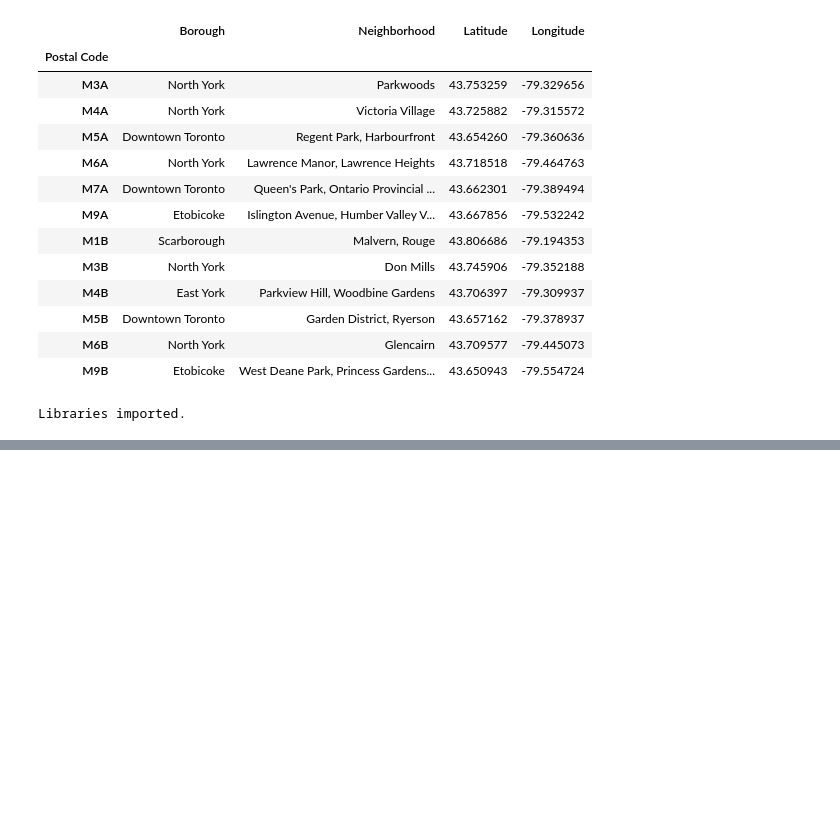
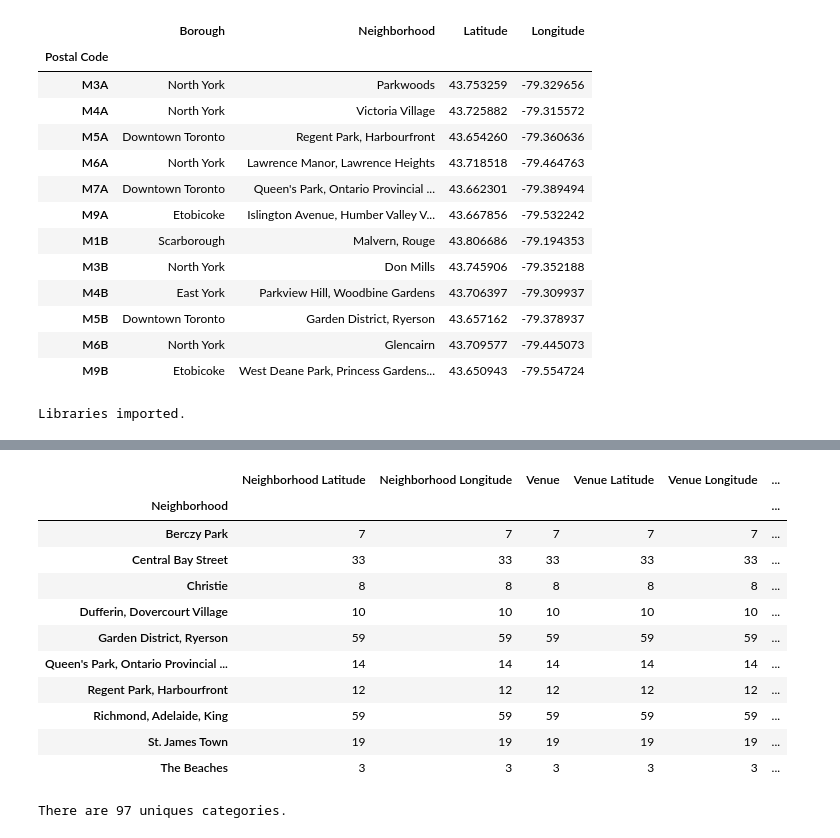
Before and after one commit to nishitcs94/Coursera_Capstone, a Jupyter notebook: capstone_week2_3.ipynb, the cells around one changed output, grey strips where cells are left out. Cells and saved outputs as stored; diff of their text form; code cells hidden in the pictures; blank space fills up the shorter version.

```diff
--- a/capstone_week2_3.ipynb
+++ b/capstone_week2_3.ipynb
@@ -156,4 +156,4 @@ print('Libraries imported.')
 Libraries imported.
 # %%
 toronto_df = canada_df[canada_df['Borough'].str.contains('Toronto')]
-toronto_df.head()
+toronto_df=toronto_df.head(10)
@@ -187,0 +211,27 @@ map_toronto
+# %%
+def get_category_type(row):
+    try:
+        categories_list = row['categories']
+    except:
+        categories_list = row['venue.categories']
+
+    if len(categories_list) == 0:
+        return None
+    else:
+        return categories_list[0]['name']
+
+venues = neighborhood_json['response']['groups'][0]['items']
+
+nearby_venues = json_normalize(venues) # flatten JSON
+
+# filter columns
+filtered_columns = ['venue.name', 'venue.categories', 'venue.location.lat', 'venue.location.lng']
+nearby_venues =nearby_venues.loc[:, filtered_columns]
+
+# filter the category for each row
+nearby_venues['venue.categories'] = nearby_venues.apply(get_category_type, axis=1)
+
+# clean columns
+nearby_venues.columns = [col.split(".")[-1] for col in nearby_venues.columns]
+
+nearby_venues.head()
@@ -187,0 +312,19 @@ map_toronto
+# %%
+toronto_venues_df.groupby('Neighborhood').count()
+# %% [output]
+|  | Neighborhood Latitude | Neighborhood Longitude | Venue | Venue Latitude | Venue Longitude | ... |
+| Neighborhood |  |  |  |  |  | ... |
+| Berczy Park | 7 | 7 | 7 | 7 | 7 | ... |
+| Central Bay Street | 33 | 33 | 33 | 33 | 33 | ... |
+| Christie | 8 | 8 | 8 | 8 | 8 | ... |
+| Dufferin, Dovercourt Village | 10 | 10 | 10 | 10 | 10 | ... |
+| Garden District, Ryerson | 59 | 59 | 59 | 59 | 59 | ... |
+| Queen's Park, Ontario Provincial ... | 14 | 14 | 14 | 14 | 14 | ... |
+| Regent Park, Harbourfront | 12 | 12 | 12 | 12 | 12 | ... |
+| Richmond, Adelaide, King | 59 | 59 | 59 | 59 | 59 | ... |
+| St. James Town | 19 | 19 | 19 | 19 | 19 | ... |
+| The Beaches | 3 | 3 | 3 | 3 | 3 | ... |
+# %%
+print('There are {} uniques categories.'.format(len(toronto_venues_df['Venue Category'].unique())))
+# %% [output]
+There are 97 uniques categories.
```
Also changed, not shown: parts of 15 cells of this notebook.
